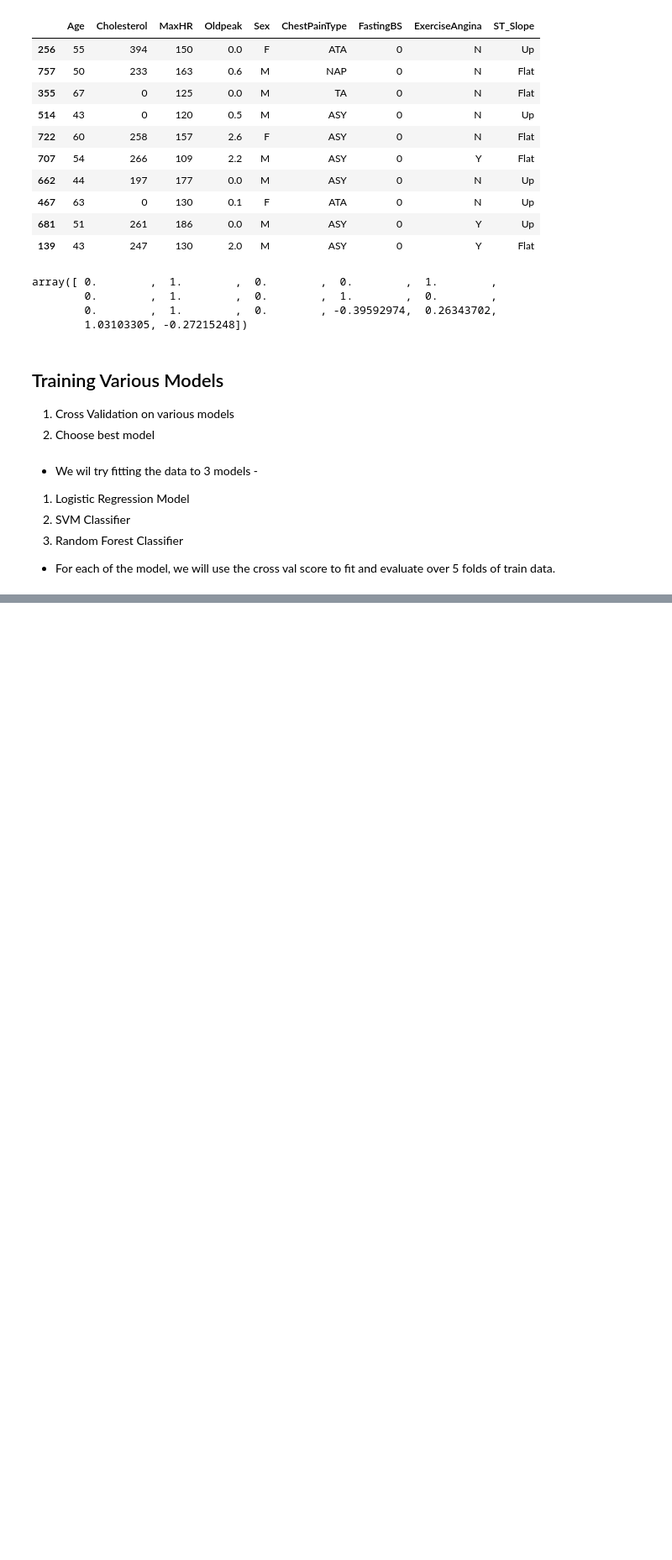
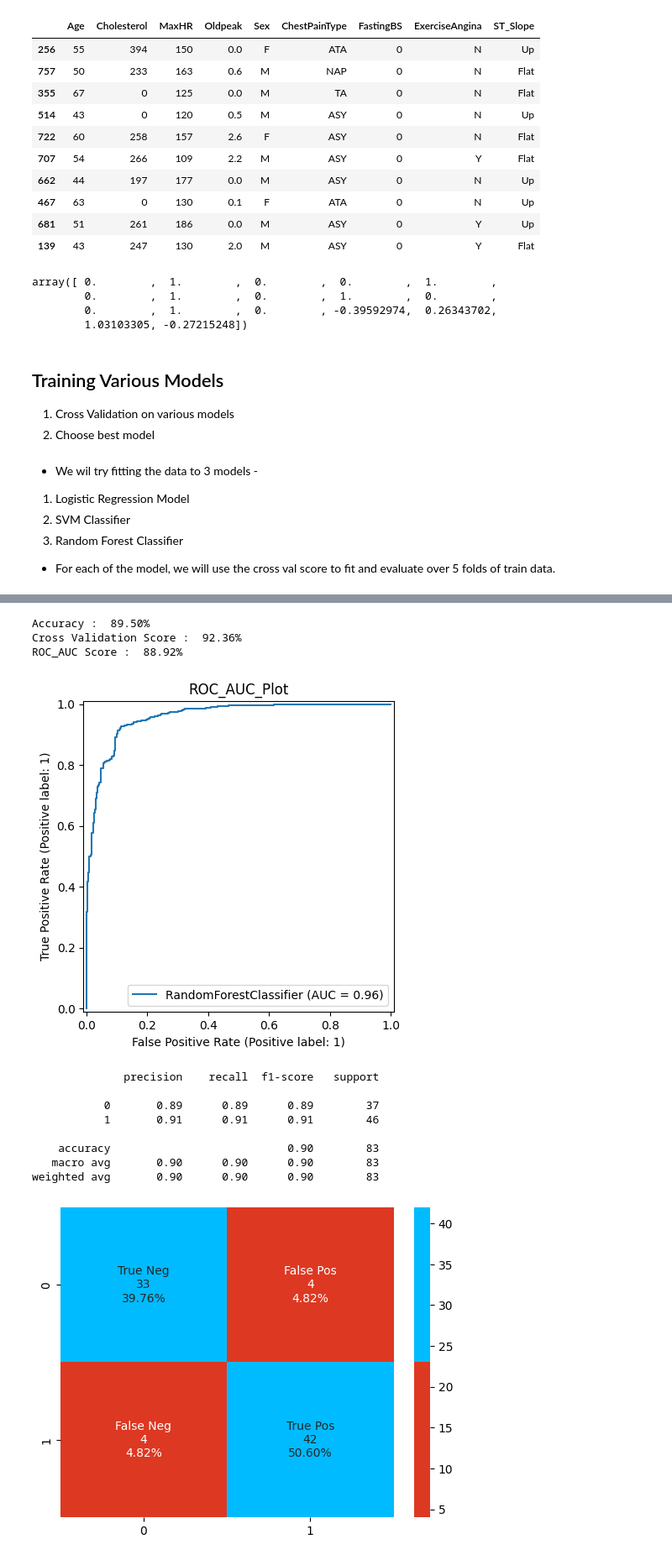
Before and after one commit to rohit204k/health_diagnosis_app, a Jupyter notebook: heart_disease_detection.ipynb, the cells around one changed output, grey strips where cells are left out. Shown at 84% size. Saved outputs shown, nothing was run; the diff lists cells and outputs as text; code cells hidden in the pictures; blank space fills up the shorter version.

```diff
--- a/heart_disease_detection.ipynb
+++ b/heart_disease_detection.ipynb
@@ -309,0 +339,18 @@ NameError: name 'x_train' is not defined
+# %%
+forest_clf = RandomForestClassifier(max_depth=5, n_estimators=500, criterion='gini', random_state = 42)
+model(forest_clf, X_train_transformed, y_train)
+model_evaluation(forest_clf, X_val, y_val)
+# %% [output]
+Accuracy :  89.50%
+Cross Validation Score :  92.36%
+ROC_AUC Score :  88.92%
+[figure, added]
+              precision    recall  f1-score   support
+
+           0       0.89      0.89      0.89        37
+           1       0.91      0.91      0.91        46
+
+    accuracy                           0.90        83
+   macro avg       0.90      0.90      0.90        83
+weighted avg       0.90      0.90      0.90        83
+[figure, added]
```
Also changed, not shown: parts of 21 cells of this notebook.
